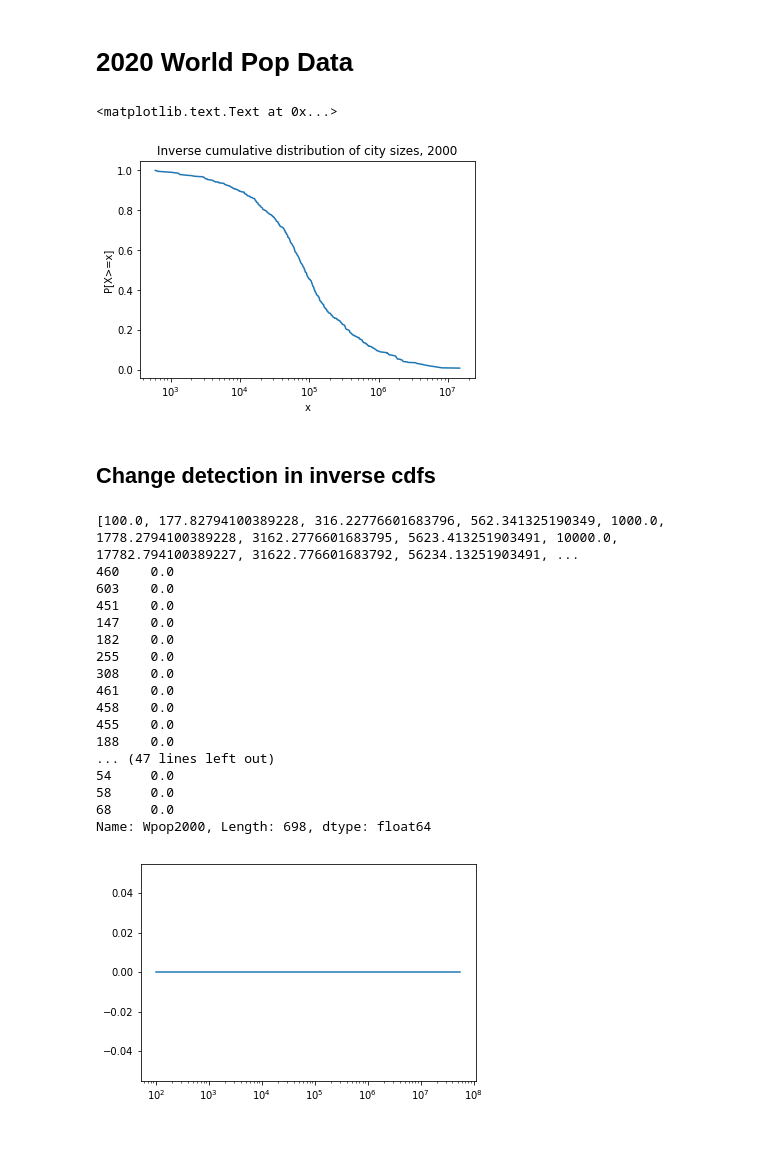
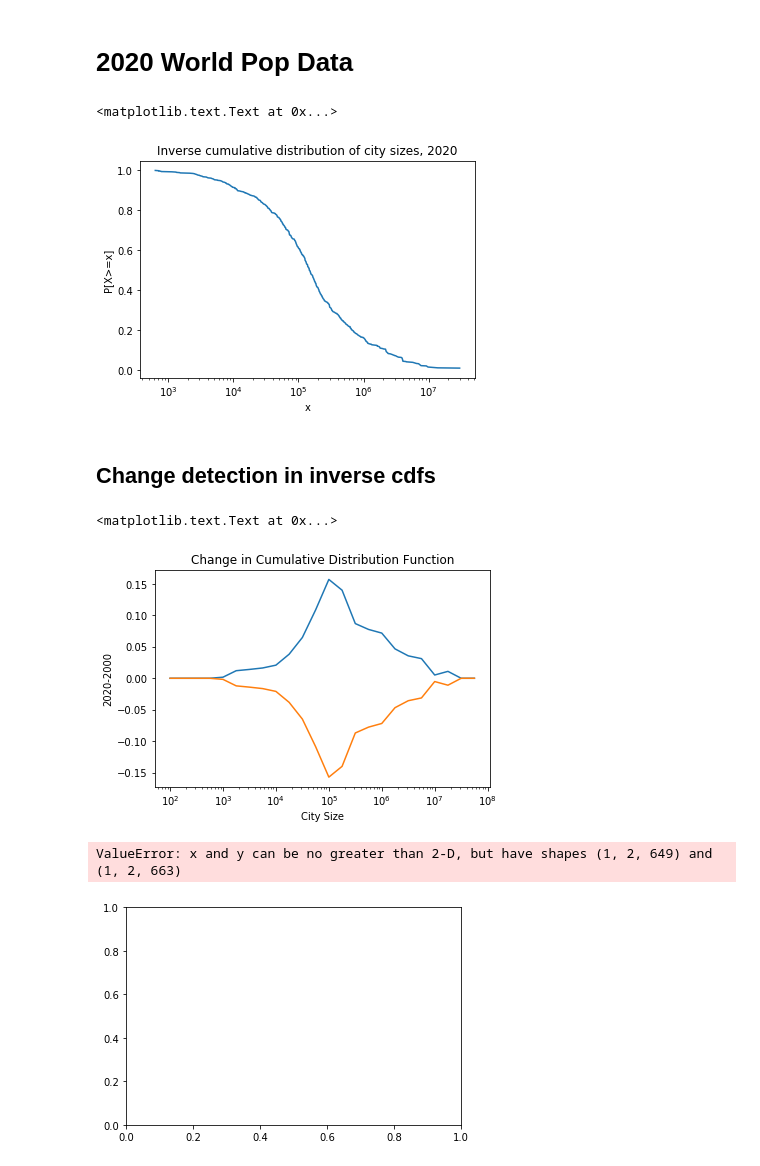
Before and after one commit to cascadet/AfricaUrbanPop, a Jupyter notebook: notebooks/jupyter/City Size Distribution Analysis.ipynb, the cells around one changed output. Saved outputs shown, nothing was run; the diff lists cells and outputs as text; code cells hidden in the pictures; blank space fills up the shorter version.

Commit message:
mostly sorted out wrt to city distributions

```diff
--- a/notebooks/jupyter/City Size Distribution Analysis.ipynb
+++ b/notebooks/jupyter/City Size Distribution Analysis.ipynb
@@ -20,6 +20,12 @@ def p_X_gt_x(data, X=None):
     if X is None:
         X = data.unique()
     return X, pd.Series([sum(data>=x)/n_data for x in X ])
+
+def p_X_lt_x(data, X=None):
+    n_data = len(data)
+    if X is None:
+        X = data.unique()
+    return X, pd.Series([sum(data<=x)/n_data for x in X ])
 # %% [markdown]
 ## 2000 World Pop Data
 # %%
@@ -48,7 +54,7 @@ plt.ylabel('P[X>=x]')
 # 2020 World Pop Data
 # %%
 data_file = '20181116_WP2020_pops.csv'
-variable = 'Wpop2000' # Note this is an error that needs to be fixed
+variable = 'Wpop2020'
 year = 2020
 # %%
 datafile = working_directory + data_file
@@ -68,42 +74,44 @@ plt.xlabel('x')
 plt.ylabel('P[X>=x]')
 # %% [output]
 <matplotlib.text.Text at 0x...>
-[figure, old version]
+[figure, new version]
 # %% [markdown]
 ## Change detection in inverse cdfs
 # %%
 from math import log10, floor, ceil
 
 max_data = ceil(log10(max(max(data_2020),max(data_2000))))  # Find the minimum log scale in the data
 min_data = floor(log10(min(min(data_2020),min(data_2000)))) # Find the maximum log scale in the data
 
 values = [pow(10,x) for x in np.arange(min_data,max_data,0.25)] # Generate a list of values for the inverse cdf.
 
-print(values)
-
 X, y1 = p_X_gt_x(data_2000, X=values)
 X, y2 = p_X_gt_x(data_2020, X=values)
 
 plt.plot(X,y2-y1)
 plt.xscale('log')
+plt.title('Change in Inverse Cumulative Distribution Function')
+plt.xlabel('City Size')
+plt.ylabel('2020-2000')
 
-print(data_2000 - data_2020)
+X, y1 = p_X_lt_x(data_2000, X=values)
+X, y2 = p_X_lt_x(data_2020, X=values)
+
+plt.plot(X,y2-y1)
+plt.xscale('log')
+plt.title('Change in Cumulative Distribution Function')
+plt.xlabel('City Size')
+plt.ylabel('2020-2000')
 # %% [output]
-[100.0, 177.82794100389228, 316.22776601683796, 562.341325190349, 1000.0, 1778.2794100389228, 3162.2776601683795, 5623.413251903491, 10000.0, 17782.794100389227, 31622.776601683792, 56234.13251903491, ...
-460    0.0
-603    0.0
-451    0.0
-147    0.0
-182    0.0
-255    0.0
-308    0.0
-461    0.0
-458    0.0
-455    0.0
-188    0.0
-... (47 lines left out)
-54     0.0
-58     0.0
-68     0.0
-Name: Wpop2000, Length: 698, dtype: float64
+<matplotlib.text.Text at 0x...>
-[figure, old version]
+[figure, new version]
+# %%
+plt.plot(p_X_lt_x(data_2000),p_X_lt_x(data_2020))
+plt.xscale('log')
+plt.title('Cumulative Distribution Function')
+plt.xlabel('City Size, C')
+plt.ylabel('P[c<=C]')
+plt.legend(['2000','2020'])
+# %% [output]
+ValueError: x and y can be no greater than 2-D, but have shapes (1, 2, 649) and (1, 2, 663)
+[figure, added]
```
